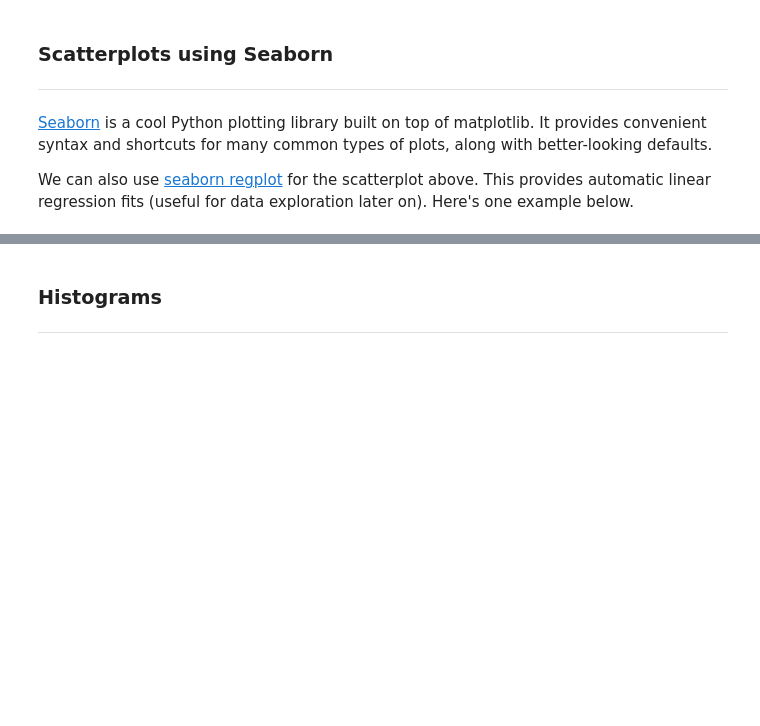
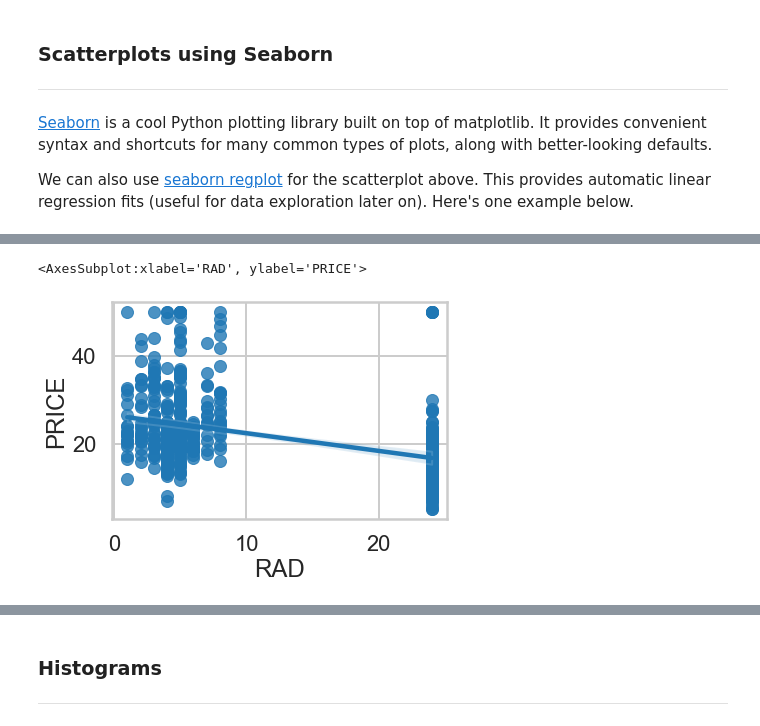
Before and after one commit to rogersnet/mec-mini-projects, a Jupyter notebook: mec-11.4.1-linear-regression-mini-project/Mini_Project_Linear_Regression.ipynb, the cells around one changed output, grey strips where cells are left out. Cells and saved outputs as stored; diff of their text form; code cells hidden in the pictures; blank space fills up the shorter version.

```diff
--- a/mec-11.4.1-linear-regression-mini-project/Mini_Project_Linear_Regression.ipynb
+++ b/mec-11.4.1-linear-regression-mini-project/Mini_Project_Linear_Regression.ipynb
@@ -350,0 +359,5 @@ sns.regplot(y="PRICE", x="RM", data=bos, fit_reg = True)
+# %%
+sns.regplot(y="PRICE", x="RAD", data=bos, fit_reg = True)
+# %% [output]
+<AxesSubplot:xlabel='RAD', ylabel='PRICE'>
+[figure, added]
```
Also changed, not shown: parts of 7 cells of this notebook.
